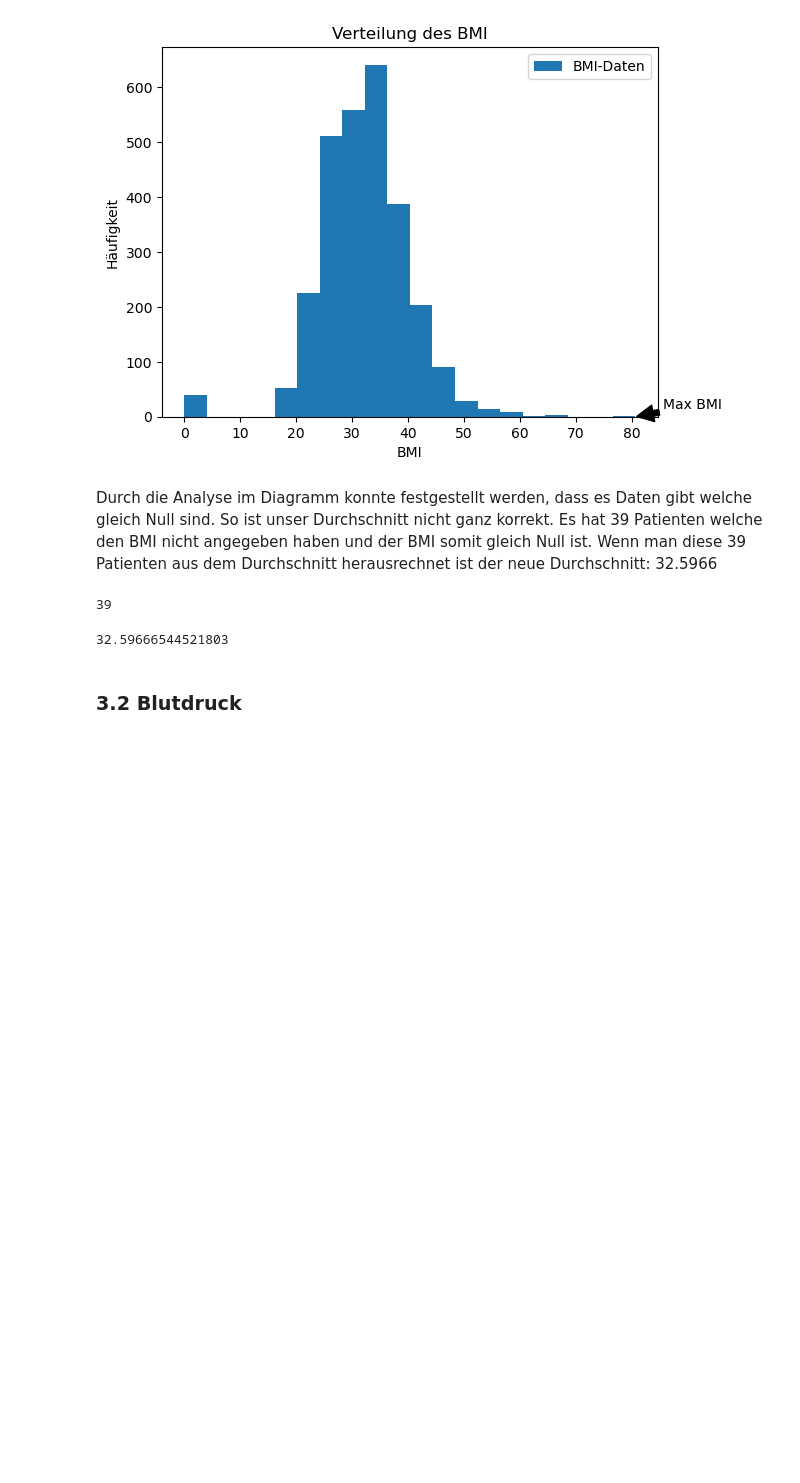
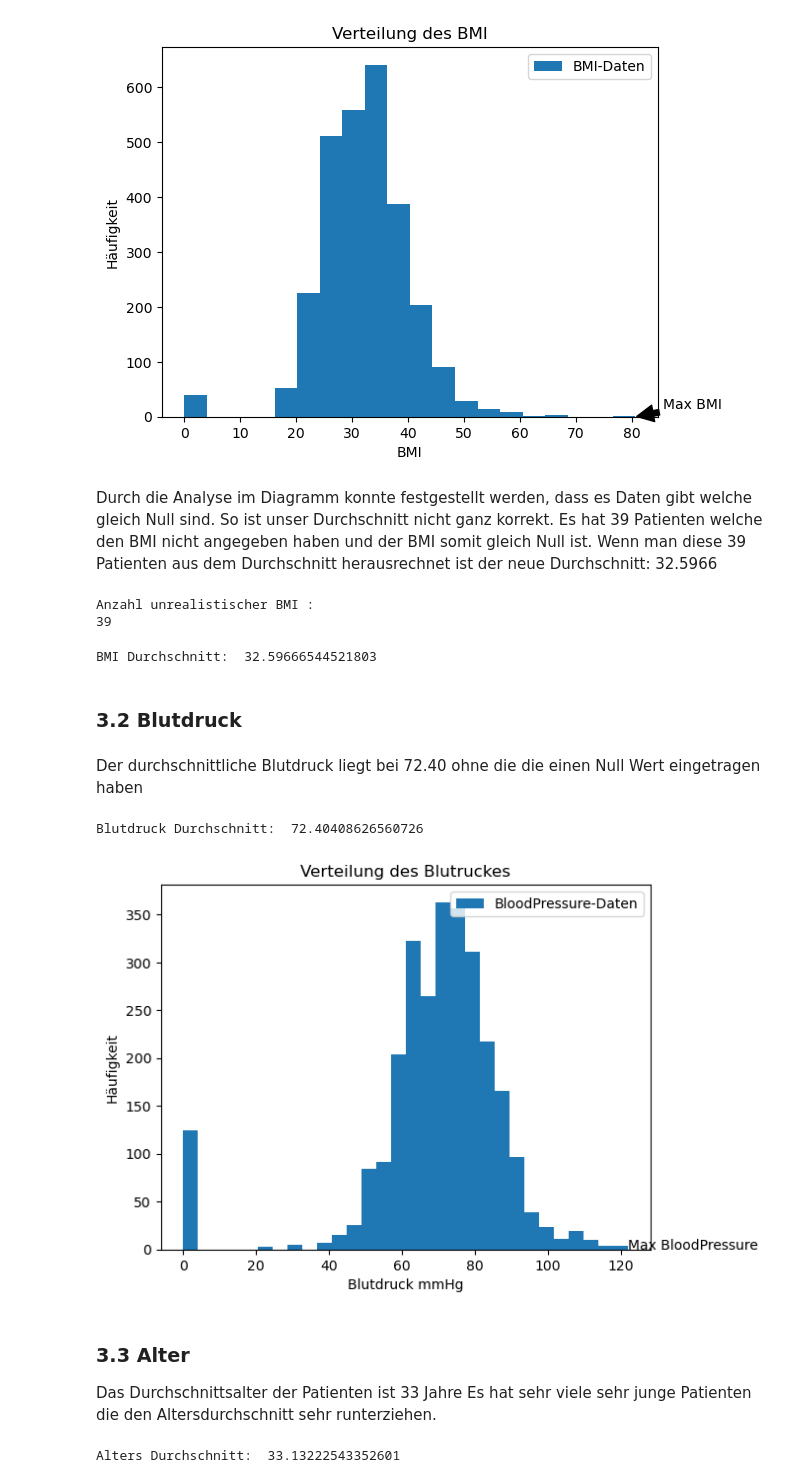
Before and after one commit to febenfasil/BMLD_LNW2, a Jupyter notebook: diabetes.ipynb, the cells around one changed output. Drawn from its saved outputs; the diff is of its cells as text; code cells hidden in the pictures; blank space fills up the shorter version.

```diff
--- a/diabetes.ipynb
+++ b/diabetes.ipynb
@@ -78,14 +103,46 @@ def cout_unrealistic_bmi():
             bmi_count = 1 + bmi_count
     print(bmi_count)
 
-
+print("Anzahl unrealistischer BMI: ")
 
 cout_unrealistic_bmi()
 # %% [output]
+Anzahl unrealistischer BMI :
 39
 # %%
 df[df["BMI"] != 0]["BMI"].mean()
+print("BMI Durchschnitt: ",df[df["BMI"] != 0]["BMI"].mean())
 # %% [output]
-32.59666544521803
+BMI Durchschnitt:  32.59666544521803
 # %% [markdown]
 ### 3.2 Blutdruck
+# %% [markdown]
+Der durchschnittliche Blutdruck liegt bei 72.40 ohne die die einen Null Wert eingetragen haben
+# %%
+df[df["BloodPressure"] != 0]["BloodPressure"].mean()
+
+print("Blutdruck Durchschnitt: ",df[df["BloodPressure"] != 0]["BloodPressure"].mean())
+# %% [output]
+Blutdruck Durchschnitt:  72.40408626560726
+# %%
+df["BloodPressure"].plot(kind='hist', bins=30)
+
+plt.title('Verteilung des Blutruckes')
+plt.xlabel('Blutdruck mmHg')
+plt.ylabel('Häufigkeit')
+plt.legend(['BloodPressure-Daten'], loc='upper right')
+plt.annotate('Max BloodPressure', xy=(df["BloodPressure"].max(), 0))
+
+plt.show()
+# %% [output]
+[figure, added]
+# %% [markdown]
+### 3.3 Alter
+Das Durchschnittsalter der Patienten ist 33 Jahre
+Es hat sehr viele sehr junge Patienten die den Altersdurchschnitt sehr runterziehen.
+# %%
+df[df["Age"] != 0]["Age"].mean()
+
+print("Alters Durchschnitt: ",df[df["Age"] != 0]["Age"].mean())
+# %% [output]
+Alters Durchschnitt:  33.13222543352601
```
Also changed, not shown: parts of 12 cells of this notebook.
